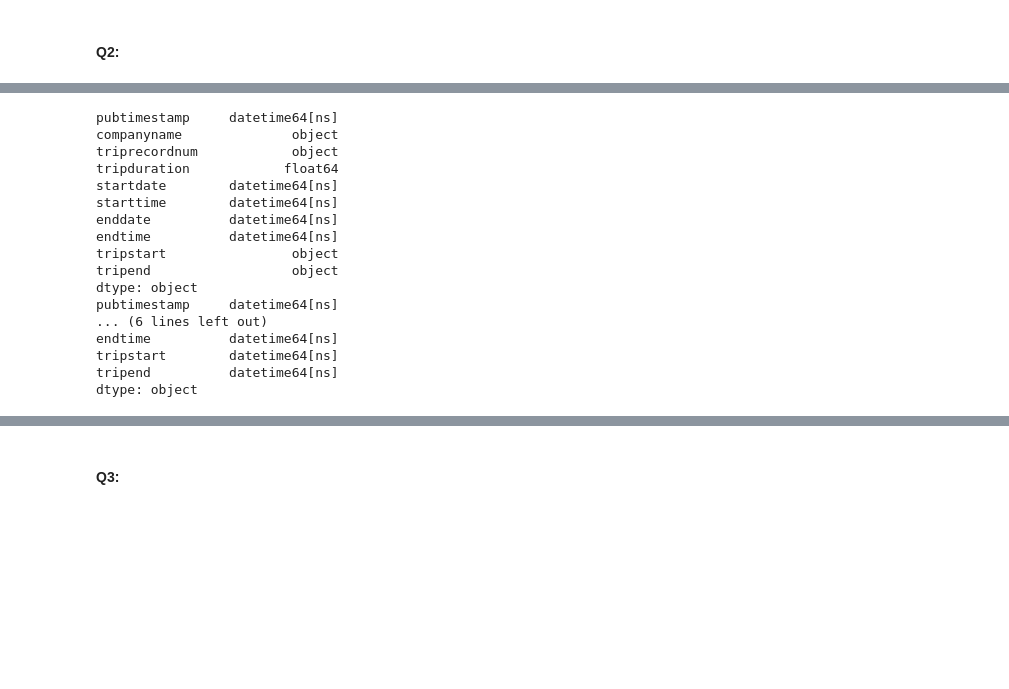
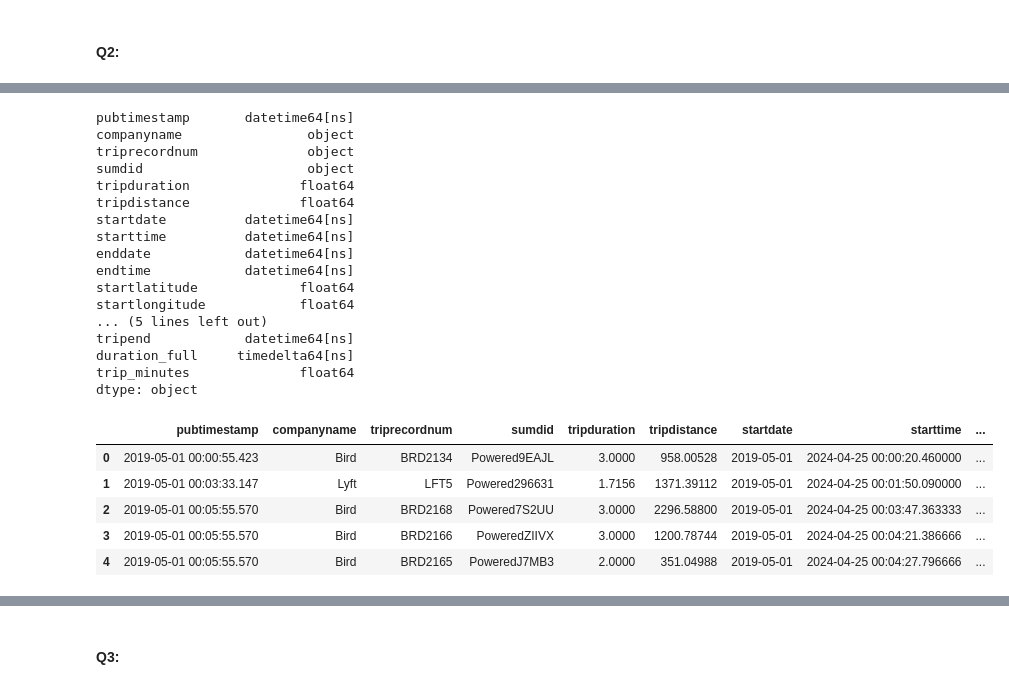
Before and after one commit to NSS-Data-Analytics-Cohort-11/scooters-supreme, a Jupyter notebook: notebook/scooters.ipynb, the cells around one changed output, grey strips where cells are left out. Drawn from its saved outputs; the diff is of its cells as text; code cells hidden in the pictures; blank space fills up the shorter version.

```diff
--- a/notebook/scooters.ipynb
+++ b/notebook/scooters.ipynb
@@ -336,36 +435,36 @@ None
 # %%
 #transform data
 
-tripdur.pubtimestamp = pd.to_datetime(tripdur.pubtimestamp)
-tripdur.startdate = pd.to_datetime(tripdur.startdate)
-tripdur.starttime = pd.to_datetime(tripdur.starttime)#, format = '%I:%M:%S:%f')
-tripdur.enddate = pd.to_datetime(tripdur.enddate)
-tripdur.endtime = pd.to_datetime(tripdur.endtime)#, format = '%I:%M:%S:%f')
+trips.pubtimestamp = pd.to_datetime(trips.pubtimestamp)
+trips.startdate = pd.to_datetime(trips.startdate)
+trips.starttime = pd.to_datetime(trips.starttime, format = '%I:%M:%S.%f')
+trips.enddate = pd.to_datetime(trips.enddate)
+trips.endtime = pd.to_datetime(trips.endtime, format = '%I:%M:%S.%f')
 
-#combine datetimes and convert to datetime objects
+#combine datetimes to new columns and convert to datetime objects
 
-tripdur['tripstart'] = tripdur['startdate'].dt.strftime('%Y-%m-%d') + ' ' + tripdur['starttime'].dt.strftime('%H:%M:%S')
-tripdur['tripend'] = tripdur['enddate'].dt.strftime('%Y-%m-%d') + ' ' + tripdur['endtime'].dt.strftime('%H:%M:%S')
+trips['tripstart'] = trips['startdate'].dt.strftime('%Y-%m-%d') + ' ' + trips['starttime'].dt.strftime('%H:%M:%S')
+trips['tripend'] = trips['enddate'].dt.strftime('%Y-%m-%d') + ' ' + trips['endtime'].dt.strftime('%H:%M:%S')
 
-tripdur.tripstart = pd.to_datetime(tripdur.tripstart)
-tripdur.tripend = pd.to_datetime(tripdur.tripend)
+trips.tripstart = pd.to_datetime(trips.tripstart)
+trips.tripend = pd.to_datetime(trips.tripend)
 
-print(tripdur.dtypes)
+print(trips.dtypes)
 # %% [output]
-pubtimestamp     datetime64[ns]
-companyname              object
-triprecordnum            object
-tripduration            float64
-startdate        datetime64[ns]
-starttime        datetime64[ns]
-enddate          datetime64[ns]
-endtime          datetime64[ns]
-tripstart                object
-tripend                  object
+pubtimestamp       datetime64[ns]
+companyname                object
+triprecordnum              object
+sumdid                     object
+tripduration              float64
+tripdistance              float64
+startdate          datetime64[ns]
+starttime          datetime64[ns]
+enddate            datetime64[ns]
+endtime            datetime64[ns]
+startlatitude             float64
+startlongitude            float64
+... (5 lines left out)
+tripend            datetime64[ns]
+duration_full     timedelta64[ns]
+trip_minutes              float64
 dtype: object
-pubtimestamp     datetime64[ns]
-... (6 lines left out)
-endtime          datetime64[ns]
-tripstart        datetime64[ns]
-tripend          datetime64[ns]
-dtype: object
@@ -376,0 +471,9 @@ tripdur['trip_min'] = tripdur.duration_full / dt.timedelta(minutes=1)
+# %%
+trips.head()
+# %% [output]
+|  | pubtimestamp | companyname | triprecordnum | sumdid | tripduration | tripdistance | startdate | starttime | ... |
+| 0 | 2019-05-01 00:00:55.423 | Bird | BRD2134 | Powered9EAJL | 3.0000 | 958.00528 | 2019-05-01 | 2024-04-25 00:00:20.460000 | ... |
+| 1 | 2019-05-01 00:03:33.147 | Lyft | LFT5 | Powered296631 | 1.7156 | 1371.39112 | 2019-05-01 | 2024-04-25 00:01:50.090000 | ... |
+| 2 | 2019-05-01 00:05:55.570 | Bird | BRD2168 | Powered7S2UU | 3.0000 | 2296.58800 | 2019-05-01 | 2024-04-25 00:03:47.363333 | ... |
+| 3 | 2019-05-01 00:05:55.570 | Bird | BRD2166 | PoweredZIIVX | 3.0000 | 1200.78744 | 2019-05-01 | 2024-04-25 00:04:21.386666 | ... |
+| 4 | 2019-05-01 00:05:55.570 | Bird | BRD2165 | PoweredJ7MB3 | 2.0000 | 351.04988 | 2019-05-01 | 2024-04-25 00:04:27.796666 | ... |
```
Also changed, not shown: parts of 40 cells of this notebook.
